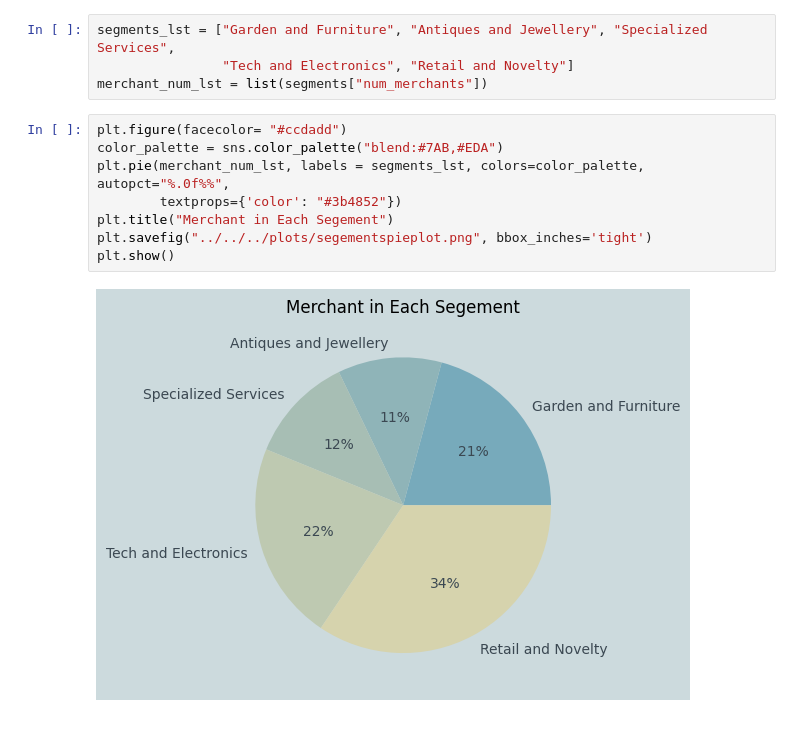
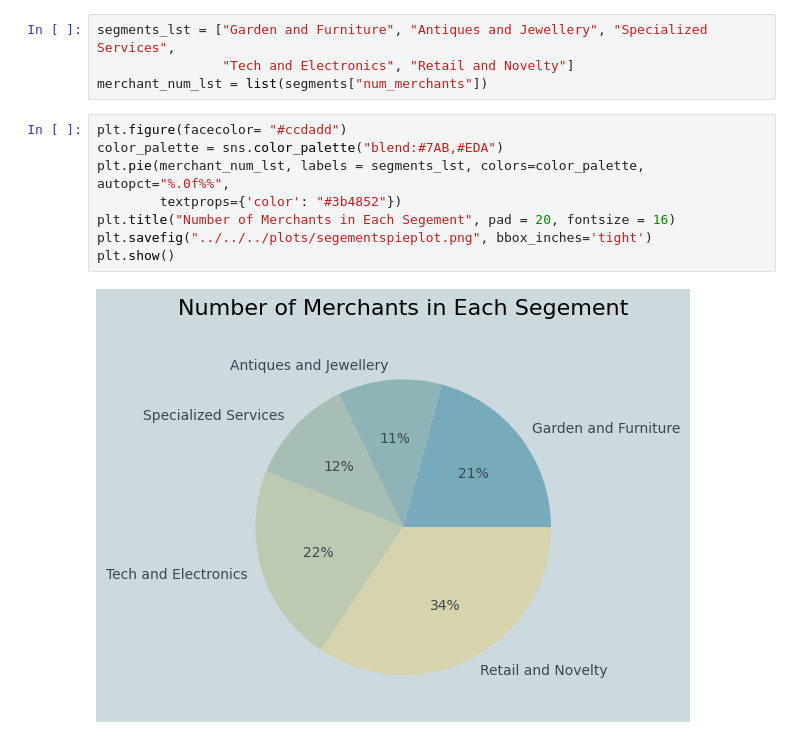
Before and after one commit to jameslafontaine/unimelb-mast30034-industry-project, a Jupyter notebook: notebooks/analysis/insights/insights_visualizations.ipynb, the cells around one changed output. Cells and saved outputs as stored; diff of their text form.

Commit message:
Increase font size of title

```diff
--- a/notebooks/analysis/insights/insights_visualizations.ipynb
+++ b/notebooks/analysis/insights/insights_visualizations.ipynb
@@ -104,10 +104,10 @@ merchant_num_lst = list(segments["num_merchants"])
 # %%
 plt.figure(facecolor= "#ccdadd")
 color_palette = sns.color_palette("blend:#7AB,#EDA")
 plt.pie(merchant_num_lst, labels = segments_lst, colors=color_palette, autopct="%.0f%%",
         textprops={'color': "#3b4852"})
-plt.title("Merchant in Each Segement")
+plt.title("Number of Merchants in Each Segement", pad = 20, fontsize = 16)
 plt.savefig("../../../plots/segementspieplot.png", bbox_inches='tight')
 plt.show()
 # %% [output]
-[figure, old version]
+[figure, new version]
```
Also changed, not shown: 1 other file.
